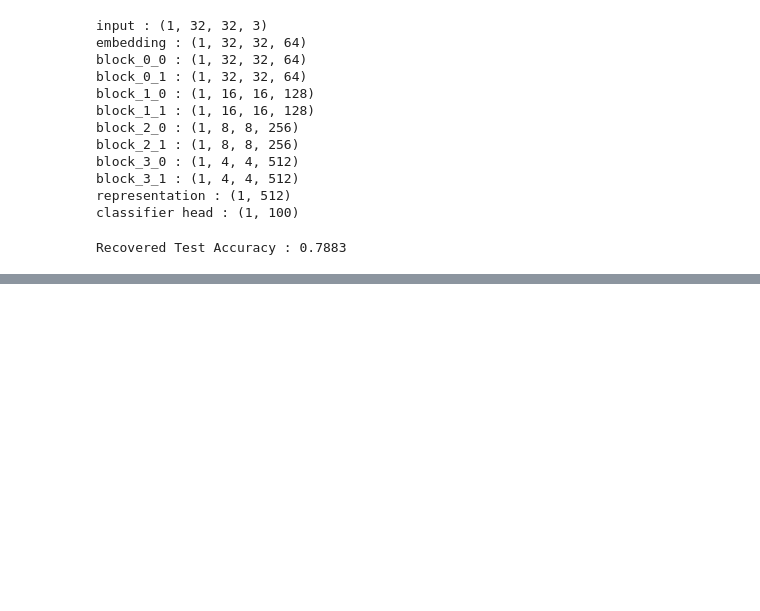
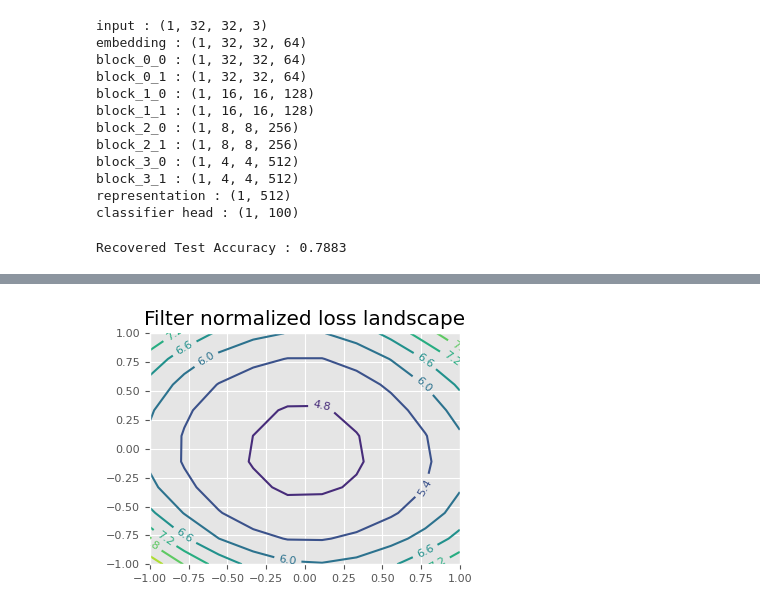
Before and after one commit to sungyubkim/hands_on_jax, a Jupyter notebook: 4_visualizing_loss_landscapes/visualizing_loss_landscapes.ipynb, the cells around one changed output, grey strips where cells are left out. Drawn from its saved outputs; the diff is of its cells as text; code cells hidden in the pictures; blank space fills up the shorter version.

```diff
--- a/4_visualizing_loss_landscapes/visualizing_loss_landscapes.ipynb
+++ b/4_visualizing_loss_landscapes/visualizing_loss_landscapes.ipynb
@@ -86,0 +148,42 @@ Recovered Test Accuracy : 0.7883
+# %%
+def filter_normalize_module(module_name, name, value):
+    # filter normalization for Conv & FC layers
+    if (name=='w') and (len(value.shape)==4):
+        norm = jnp.sqrt(jnp.sum(value**2, axis=(0,1,2), keepdims=True))
+    elif (name=='w') and (len(value.shape)==2):
+        norm = jnp.sqrt(jnp.sum(value**2, axis=0, keepdims=True))
+    else:
+        norm = 1
+    value = value / (norm + 1e-12)
+    return value
+
+def filter_normalize_pert(pert):
+    pert = hk.data_structures.map(filter_normalize_module, pert)
+    return pert
+# %%
+# sample random direction
+vec_params, unravel_fn = params_to_vec(trainer.params, True)
+rng, rng_x, rng_y = jax.random.split(rng, 3)
+x_vec = jax.random.normal(rng_x, vec_params.shape)
+y_vec = jax.random.normal(rng_y, vec_params.shape)
+
+# normalize random vector
+x_vec = params_to_vec(filter_normalize_pert(unravel_fn(x_vec)))
+y_vec = params_to_vec(filter_normalize_pert(unravel_fn(y_vec)))
+
+z = np.zeros_like(xv)
+for i, alpha in enumerate(tqdm(x)):
+    for j, beta in enumerate(y):
+        # define perturbation
+        pert = alpha * x_vec + beta * y_vec
+        perturbed_params = vec_params + pert
+        perturbed_trainer = trainer.replace(params=unravel_fn(perturbed_params))
+        acc_te = compute_loss_dataset(replicate(perturbed_trainer), train_dataset)
+        z[i][j] = acc_te
+# %%
+contour = plt.contour(xv, yv, z)
+plt.clabel(contour, inline=True, fontsize=8)
+plt.title(f'Filter normalized loss landscape')
+plt.show()
+# %% [output]
+[figure, added]
```
Also changed, not shown: parts of 9 cells of this notebook, 3 other files.
